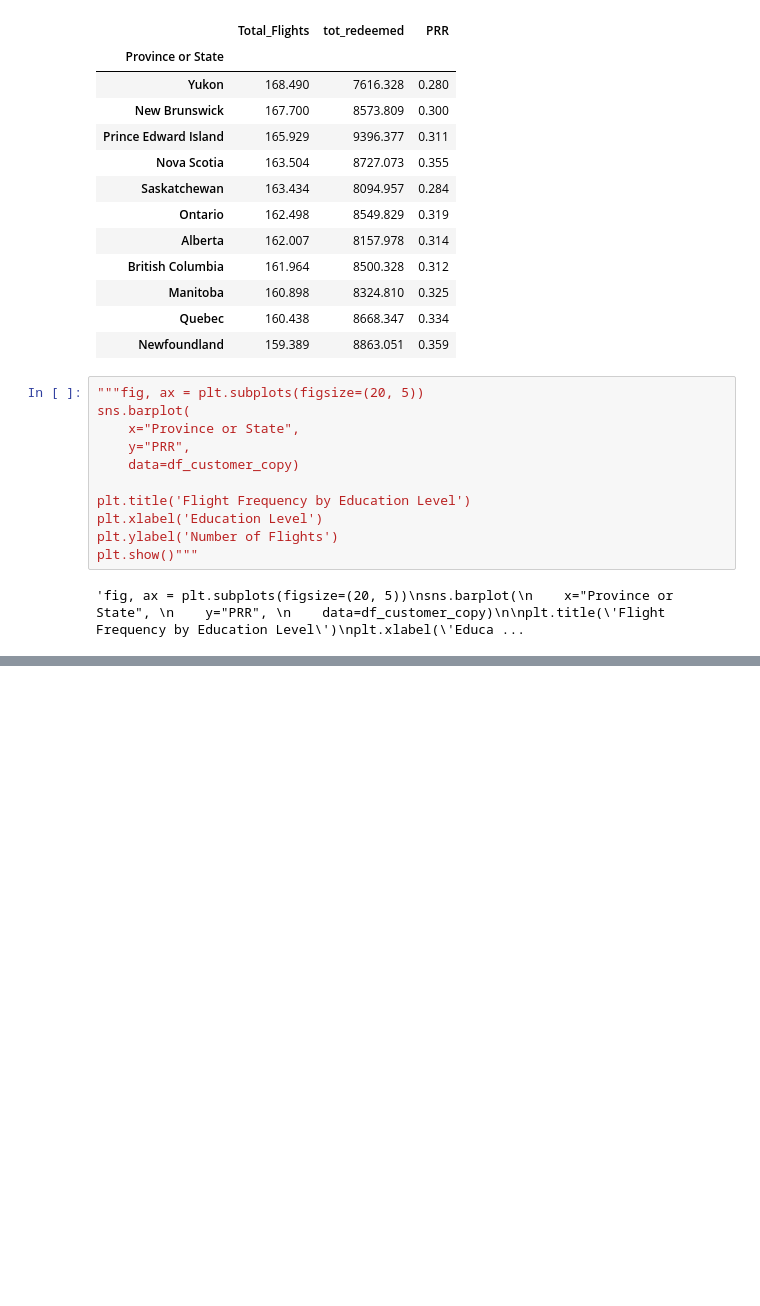
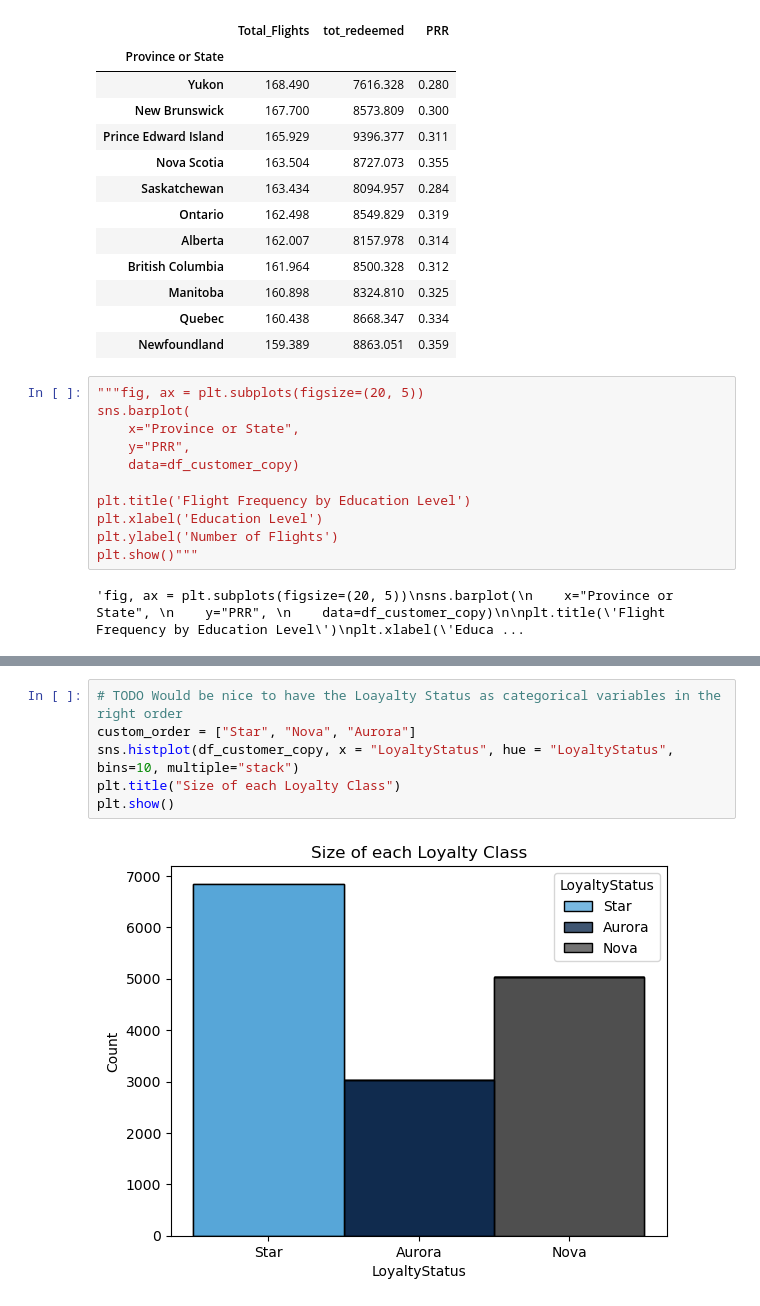
Before and after one commit to LiberoBiagi/DM_Nova_IMS_25-26, a Jupyter notebook: data_mining.ipynb, the cells around one changed output, grey strips where cells are left out. Cells and saved outputs as stored; diff of their text form; blank space fills up the shorter version.

Commit message:
Added Loyalty Programm visualizations

```diff
--- a/data_mining.ipynb
+++ b/data_mining.ipynb
@@ -1052,0 +1096,8 @@ plt.show()"""
+# %%
+# TODO Would be nice to have the Loayalty Status as categorical variables in the right order
+custom_order = ["Star", "Nova", "Aurora"]
+sns.histplot(df_customer_copy, x = "LoyaltyStatus", hue = "LoyaltyStatus", bins=10, multiple="stack")
+plt.title("Size of each Loyalty Class")
+plt.show()
+# %% [output]
+[figure, added]
```
Also changed, not shown: parts of 11 cells of this notebook.
